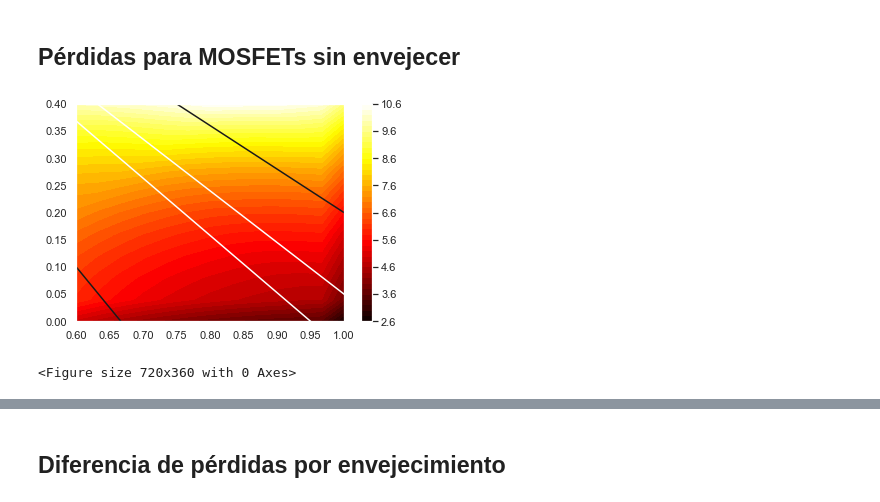
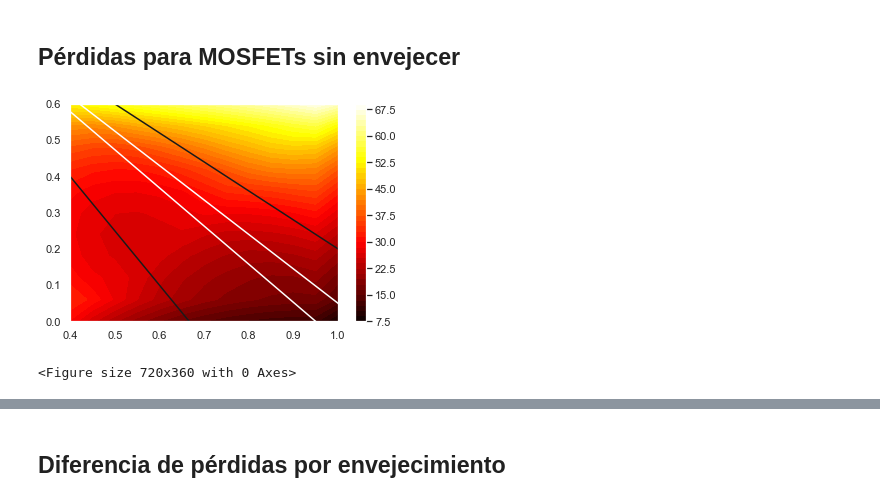
Before and after one commit to miguelfercos/Health-Heatmap, a Jupyter notebook: 4S Buck Boost.ipynb, the cells around one changed output, grey strips where cells are left out. Drawn from its saved outputs; the diff is of its cells as text; code cells hidden in the pictures.

```diff
--- a/4S Buck Boost.ipynb
+++ b/4S Buck Boost.ipynb
@@ -34,7 +67,7 @@ sns.set(style="darkgrid")
 Vbus=100 # Tensión en el bus
 Vsa_min=80 #Máximo y minimo de la tensión del panel solar
 Vsa_max=150
-fsw=180e3 #100000 # Frecuencia de conmutación
+fsw=180e3/2 #100000 # Frecuencia de conmutación
 T=1/fsw
 P=500 # Potencia nominal
 L_ind=84/1000000
@@ -44,10 +77,10 @@ size_D2=11
 
 # Estos no son límites de operación, que vienen definidos por las variables de arriba. Estos son límites de representación
 # de las gráficas como los mapas de calor.
-D1_min_sh=0.6
+D1_min_sh=0.4
 D1_max_sh=1
 D2_min_sh=0
-D2_max_sh=0.4
+D2_max_sh=0.6
 
 D1_nom=0.8
 D2_nom=0.2
@@ -60,15 +93,16 @@ Lim_sup_D1=0.95 # Límites máximos de operación de los ciclos de trabajo
 Lim_inf_D2=0.05
 
 # MOSFET seleccionados en la implementación, según la tabla importada de Excel.
-M1_index=53
-M2_index=53
-M3_index=53
-M4_index=53
-Mprot_index=54
-
+chosen_FET='IPP65R041C7'
+M1_index=MOSFETs[MOSFETs['Part']==chosen_FET].index[0]
+M2_index=MOSFETs[MOSFETs['Part']==chosen_FET].index[0]
+M3_index=MOSFETs[MOSFETs['Part']==chosen_FET].index[0]
+M4_index=MOSFETs[MOSFETs['Part']==chosen_FET].index[0]
+Mprot_index=MOSFETs[MOSFETs['Part']=='IXTA26P20P'].index[0]
+prot_on=1
 #Características del driver de los MOSFETs (paera pérdidas de conmutación)
-Vdrvr=20
-Idrvr=4
+Vdrvr=12
+Idrvr=2
 
 # Máximo envejecimiento
 aging=1.1 #Sólo como ejemplo en ciertas partes.
@@ -434,7 +461,7 @@ def Losses_M1(D1,Vin,Ion,Ioff,fsw,M_i,Vdr,Idr,Irms,aging):
 #Si no conmuta, sólo hay pérdidas de conducción
     if (D1==1):
         losses_sw=0
-        losses_cond=MD.cond_losses(aging*MOSFETs['Rdson (ohms @25oC)'][M_i],Irms)
+        losses_cond=MD.cond_losses(aging*MOSFETs['Rdson (ohms @125oC)'][M_i],Irms)
         losses_tot=losses_sw+losses_cond
         return losses_tot
 # Si conmuta, hay pérdidas de conducción y conmutación. Además, este dispositivo no conmuta con ZVS en encenddo ni ZCS en apagado
@@ -444,7 +471,7 @@ def Losses_M1(D1,Vin,Ion,Ioff,fsw,M_i,Vdr,Idr,Irms,aging):
         losses_sw1=MD.sw_losses(Vin,Ion,fsw,MOSFETs['Qg (nC)'][M_i]*10**-9,Idr)+MD.sw_losses(Vin,Ioff,fsw,MOSFETs['Qg (nC)'][M_i]*10**-9,Idr)
         losses_sw2=MD.gate_sw_losses(MOSFETs['Qg (nC)'][M_i]*10**-9,Vdr,fsw)
         losses_sw3=MD.Coss_sw_losses(MOSFETs['Coss (pF)'][M_i]*10**-12,Vin,fsw)
-        losses_cond=MD.cond_losses(aging*MOSFETs['Rdson (ohms @25oC)'][M_i],Irms)
+        losses_cond=MD.cond_losses(aging*MOSFETs['Rdson (ohms @125oC)'][M_i],Irms)
         losses_tot=losses_sw1+losses_sw2+losses_sw3+losses_cond
         return losses_tot
 
@@ -547,7 +574,7 @@ for j in range(size_D2):
         Iac_ind=max(c)-min(c)
         Irms_ind=Iind_avg(c[3],c[0],c[1],c[2],interv[2]-interv[1],interv[5]-interv[4],interv[8]-interv[7],interv[11]-interv[10])
         aux_L=Losses_ind(c_ind,x_ind,y_ind,Vol_ind,fsw,L_ind,Iac_ind,N_ind,Ae_ind,Irms_ind,Awire_ind,Lwire_ind,rho)
-        aux[j][i]=aux_M1+aux_M2+aux_M3+aux_M4+aux_L
+        aux[j][i]=aux_M1+aux_M2+aux_M3+aux_M4+aux_L+aux_protM1+aux_protM3
 
 #         c=currents_L(L_ind,Vin_f(Vbus,D1_r[i],0),Vbus,P/Vin_f(Vbus,D1_r[i],0),D1_r[i],0,phi_bob,T)
 #         interv=intervals(D1_r[i],0,phi_bob,T)
@@ -562,33 +589,33 @@ for j in range(size_D2):
 #         aux[j][i]=aux_M1+aux_M2+aux_M3+aux_M4+aux_L
 
 #Plot the surface.
-gr=ax.contourf(D1_r, D2_r, aux, 50, cmap='hot')  #'RdYlBu'
+gr=ax.contourf(D1_r, D2_r, aux, 50, cmap='hot')#,vmin=6.9,vmax=30)  #'RdYlBu'
 fig.colorbar(gr)
 
 # Las líneas negras representan las parejas de puntos que dan la mínima y máxima ganancia necesarias.
 ax.plot(D1_r,D2_f(Vsa_max,Vbus,D1_r),'k')
 ax.plot(D1_r,D2_f(Vsa_min,Vbus,D1_r),'k')
 
 # Las líneas blancas representan la ganancia máxima que podría alcanzarse si se imponen límites del 0.95 a D1 y D2.
 # Es decir, se puede fijar un D de 1 o menor de 0.95,pero nunca entre ambos valores por provlemas con retrassos, tiempos
 #muertos, etc.
 
 ax.plot(D1_r,D2_f(Vbus,Lim_sup_D1*Vbus,D1_r),'w')
 ax.plot(D1_f(Vbus*(1-Lim_inf_D2),Vbus,D2_r),D2_r,'w')
 
 
 #ax.plot(D1_r,D2_r,'g')
 plt.xlim(D1_min_sh,D1_max_sh)
 plt.ylim(D2_min_sh,D2_max_sh)
 
 
 f = plt.figure()
 f.set_figwidth(10)
 f.set_figheight(5)
 
 plt.show()
 
 # #Eje Y es D2 y Eje X es D1
 # %% [output]
-[figure, old version]
+[figure, new version]
 <Figure size 720x360 with 0 Axes>
```
Also changed, not shown: parts of 9 cells of this notebook, 12 other files.
